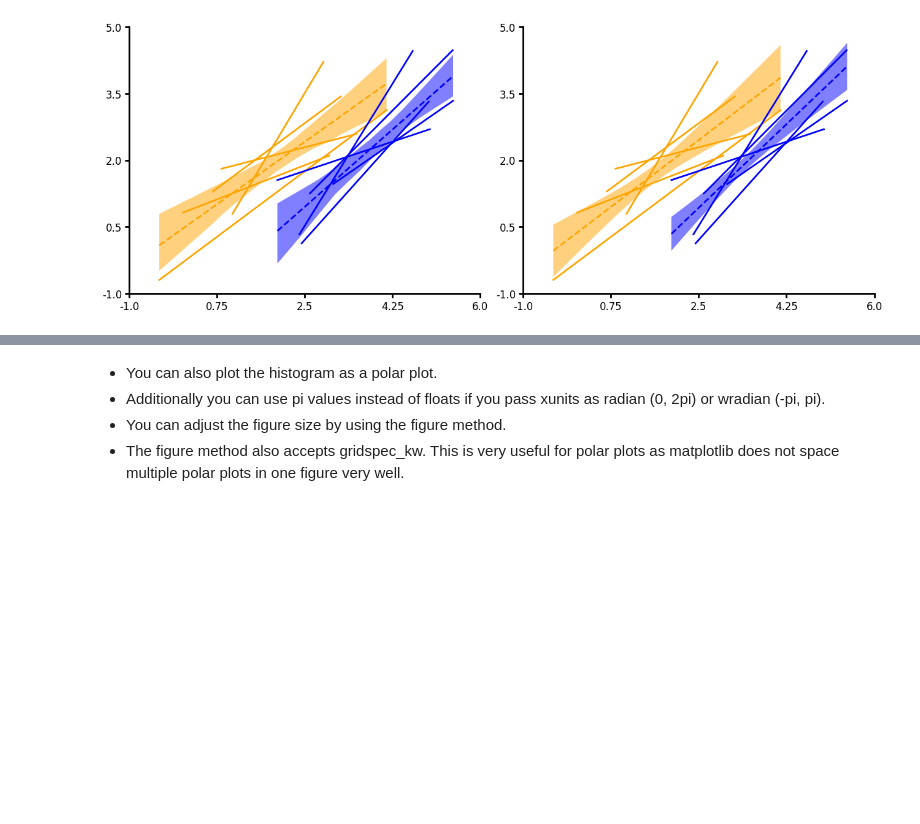
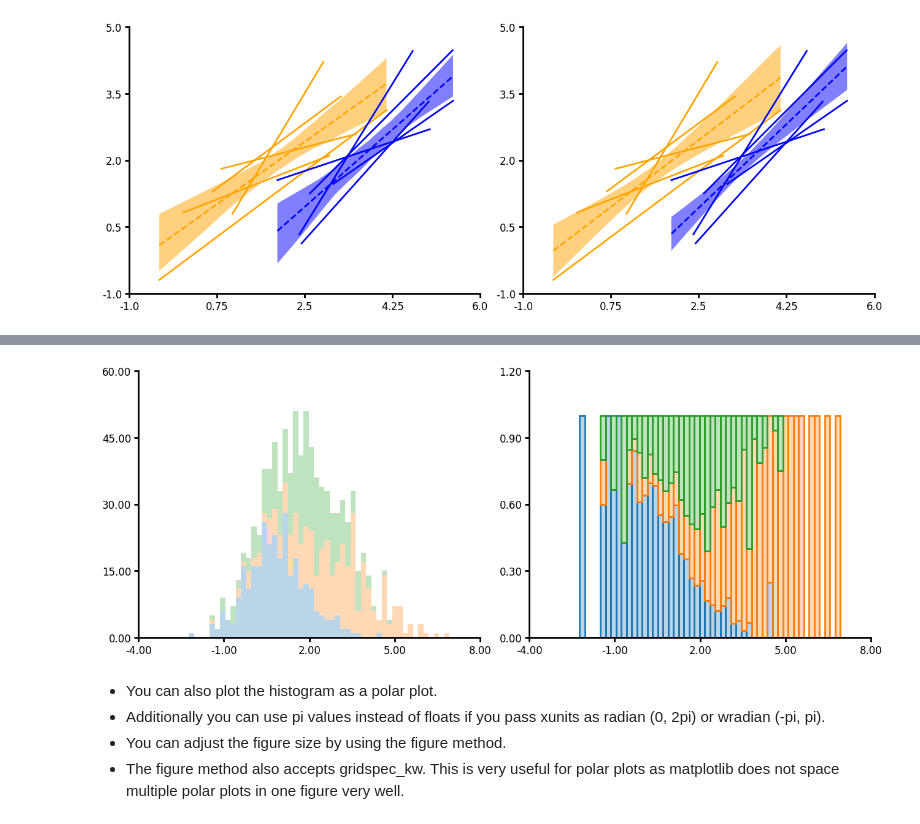
Before and after one commit to LarsHenrikNelson/lithos, a Jupyter notebook: README.ipynb, the cells around one changed output, grey strips where cells are left out. Saved outputs shown, nothing was run; the diff lists cells and outputs as text; code cells hidden in the pictures; blank space fills up the shorter version.

```diff
--- a/README.ipynb
+++ b/README.ipynb
@@ -765,3 +766,37 @@ plot1 = (
+# %%
+df = create_synthetic_data(n_groups=3, n_unique_ids=5, n_points=60)
+fig, ax = plt.subplots(ncols=2, layout="constrained", figsize=(6.4 * 2, 4.8 * 1))
+plot1 = (
+    LinePlot(data=df)
+    .grouping(group="grouping_1")
+    .hist(
+        bin_limits="common",
+        linewidth=0,
+        fillalpha=0.3,
+        hist_type="stack",
+    )
+    .plot_data(x="y")
+    .axis(ydecimals=2, xdecimals=2)
+    .plot(figure=fig, axes=ax[0])
+)
+plot1 = (
+    LinePlot(data=df)
+    .grouping(group="grouping_1")
+    .hist(
+        unique_id="unique_grouping",
+        agg_func="mean",
+        bin_limits="common",
+        linewidth=2,
+        fillalpha=0.3,
+        hist_type="fill",
+        stat="density",
+    )
+    .plot_data(x="y")
+    .axis(ydecimals=2, xdecimals=2)
+    .plot(figure=fig, axes=ax[1])
+)
+# %% [output]
+[figure, added]
 # %% [markdown]
 * You can also plot the histogram as a polar plot.
 * Additionally you can use pi values instead of floats if you pass xunits as radian (0, 2pi) or wradian (-pi, pi).
```
Also changed, not shown: parts of 11 cells of this notebook, 21 other files.
